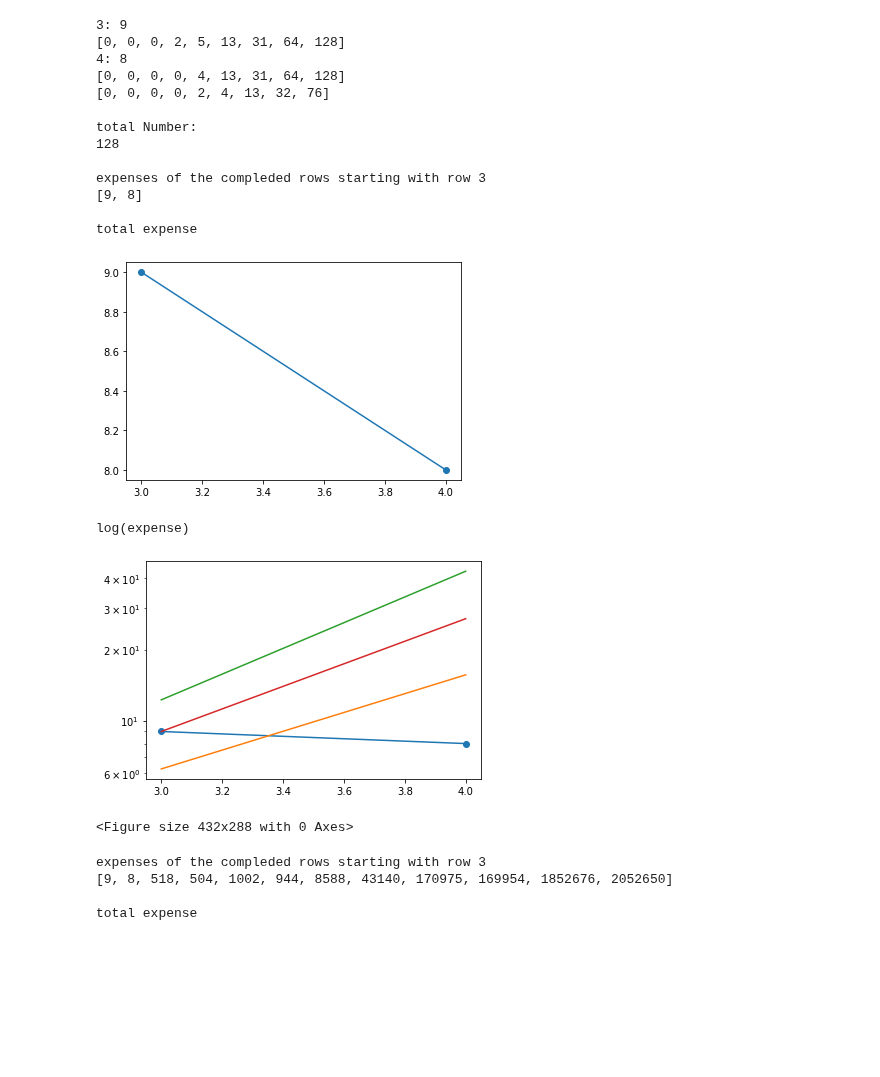
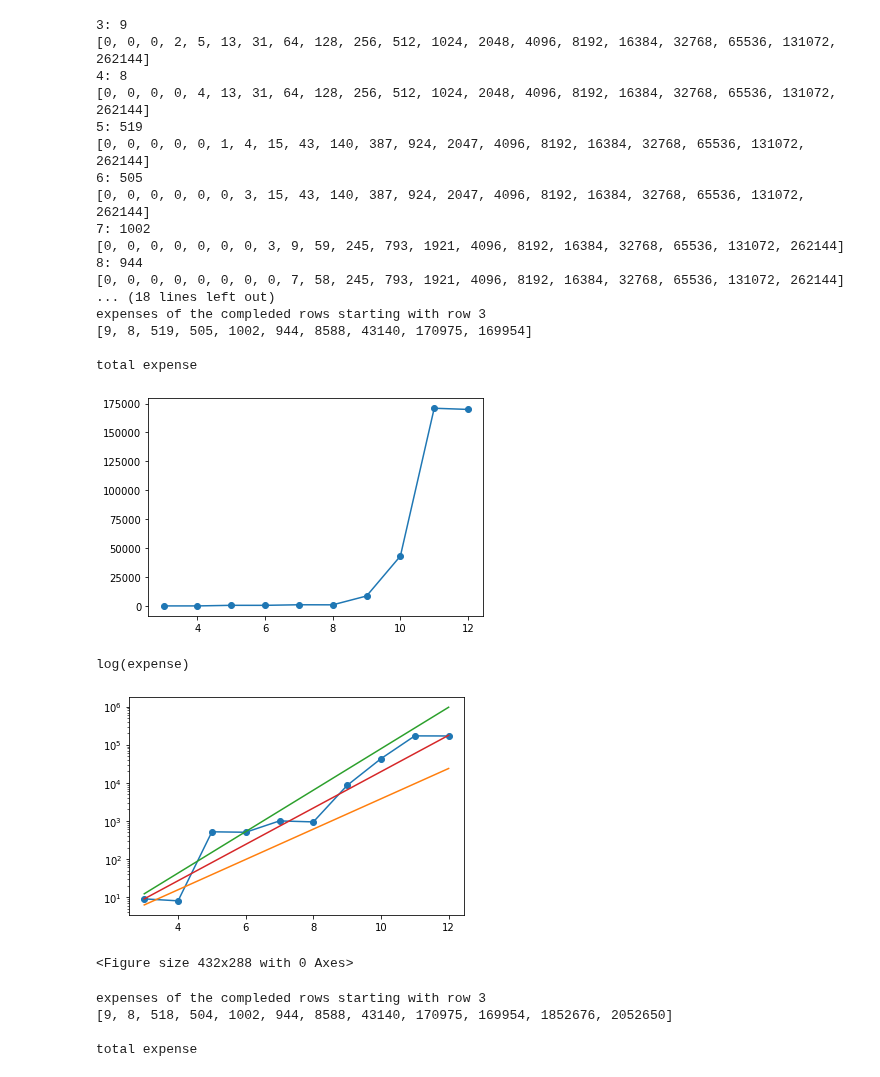
Before and after one commit to Sultanow/collatz, a Jupyter notebook: 01 Graph Theory/Python/notebook/3 - aberkane_tree_networkx_expense.ipynb, the cells around one changed output. Drawn from its saved outputs; the diff is of its cells as text; code cells hidden in the pictures; blank space fills up the shorter version.

```diff
--- a/01 Graph Theory/Python/notebook/3 - aberkane_tree_networkx_expense.ipynb
+++ b/01 Graph Theory/Python/notebook/3 - aberkane_tree_networkx_expense.ipynb
@@ -384,7 +440,7 @@ def getCounter(rowStartLabel, value):
 # Rules
 # Change n to choose size of Tree
 
-n=9
+n=25
 
 
 expenses = []
@@ -404,10 +460,16 @@ totalNumber = 0
 
 #print(arrInfo)
 
+
+start_time = time.time()
 while len(proven) > 0:
-    proven.sort()
+    #proven.sort()
     #print(proven)
     totalNumber += 1
+    if totalNumber % 100000 == 0:
+        print("total number of used points: " + str(totalNumber))
+        print("--- %s seconds ---" % (time.time() - start_time))
+
     for i in proven:
         if isIncluded(used, i) == False:
 
@@ -417,7 +479,7 @@ while len(proven) > 0:
                 counter = 0
 
                 if isIncluded(used, value1) == False:
-                    proven.append(V(i))
+                    proven = includeNumber(proven, V(i))
                     counter = getCounter(rowStartLabel, value1)
                     arrInfo[counter-1] -= 1
 
@@ -437,7 +499,7 @@ while len(proven) > 0:
                     counter = 0
 
                     if isIncluded(used, value2) == False:
-                        proven.append(S(i))
+                        proven = includeNumber(proven, S(i))
                         counter = getCounter(rowStartLabel, value2)
                         arrInfo[counter-1] -= 1
 
@@ -456,7 +518,7 @@ while len(proven) > 0:
                 if value3 <= big_leaf + 1:
 
                     if isIncluded(used, value3) == False:
-                        proven.append(value3)
+                        proven = includeNumber(proven,value3)
                         counter = getCounter(rowStartLabel, value3)
                         arrInfo[counter-1] -= 1
 
@@ -472,7 +534,7 @@ while len(proven) > 0:
                 value4 = int(fG(i)/3)
 
                 if isIncluded(used, value4) == False:
-                    proven.append(value4)
+                    proven = includeNumber(proven,value4)
                     #print(value4)
                     counter = 0
                     counter = getCounter(rowStartLabel, value4)
@@ -485,11 +547,11 @@ while len(proven) > 0:
                         print("{0}: {1}".format(counter, expense))
                         print("{0}".format(arrInfo))
 
-            proven.remove(i)
-            used.append(i)
+            removeNumber(proven, i)
+            includeNumber(used, i)
             break
         else:
-            proven.remove(i)
+            removeNumber(proven, i)
 
 #print(arrInfo)
 dif = []
@@ -518,44 +580,48 @@ plt.savefig("expanses.png",dpi=300)
 print()
 print("log(expense)")
 plt.yscale('log')
 plt.plot(rows, expenses, marker = 'o', linestyle = 'solid')
 
 compareThree = []#[3**2, 3**3,3**4,3**5,3**6,3**7,3**8,3**9,3**10,3**11,3**12]
 comparebelow = []
 compareabove = []
 
 for i in rows:
     compareThree.append(3**(i-1))
     comparebelow.append(2.5**(i-1))
     compareabove.append(3.5**(i-1))
 
 plt.plot(rows, comparebelow, linestyle = 'solid')
 plt.plot(rows, compareabove, linestyle = 'solid')
 plt.plot(rows, compareThree, linestyle = 'solid')
 plt.show()
 plt.show()
 plt.savefig("expanses_log2.png",dpi=300)
 # print()
 # print("difference")
 # plt.plot(rows, dif, marker = 'o', linestyle = 'solid')
 # plt.show()
 # %% [output]
 3: 9
-[0, 0, 0, 2, 5, 13, 31, 64, 128]
+[0, 0, 0, 2, 5, 13, 31, 64, 128, 256, 512, 1024, 2048, 4096, 8192, 16384, 32768, 65536, 131072, 262144]
 4: 8
-[0, 0, 0, 0, 4, 13, 31, 64, 128]
-[0, 0, 0, 0, 2, 4, 13, 32, 76]
-
-total Number:
-128
-
+[0, 0, 0, 0, 4, 13, 31, 64, 128, 256, 512, 1024, 2048, 4096, 8192, 16384, 32768, 65536, 131072, 262144]
+5: 519
+[0, 0, 0, 0, 0, 1, 4, 15, 43, 140, 387, 924, 2047, 4096, 8192, 16384, 32768, 65536, 131072, 262144]
+6: 505
+[0, 0, 0, 0, 0, 0, 3, 15, 43, 140, 387, 924, 2047, 4096, 8192, 16384, 32768, 65536, 131072, 262144]
+7: 1002
+[0, 0, 0, 0, 0, 0, 0, 3, 9, 59, 245, 793, 1921, 4096, 8192, 16384, 32768, 65536, 131072, 262144]
+8: 944
+[0, 0, 0, 0, 0, 0, 0, 0, 7, 58, 245, 793, 1921, 4096, 8192, 16384, 32768, 65536, 131072, 262144]
+... (18 lines left out)
 expenses of the compleded rows starting with row 3
-[9, 8]
+[9, 8, 519, 505, 1002, 944, 8588, 43140, 170975, 169954]
 
 total expense
-[figure, old version]
+[figure, new version]
 log(expense)
-[figure, old version]
+[figure, new version]
 <Figure size 432x288 with 0 Axes>
 # %%
 # hardcoded
```
Also changed, not shown: parts of 2 cells of this notebook, 9 other files.
